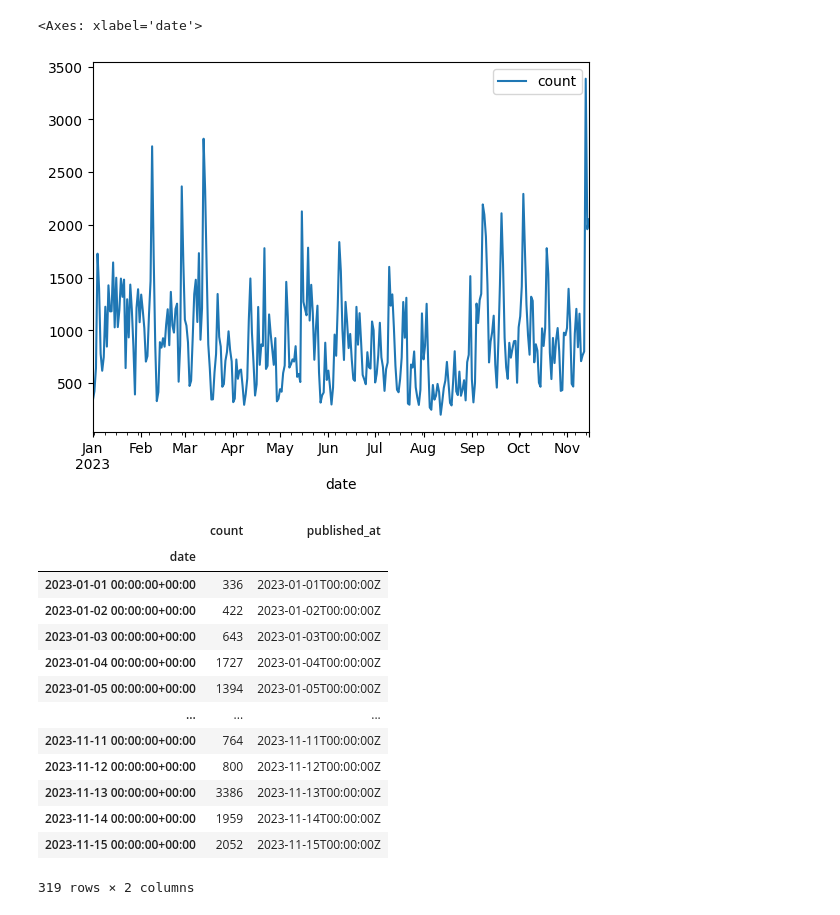
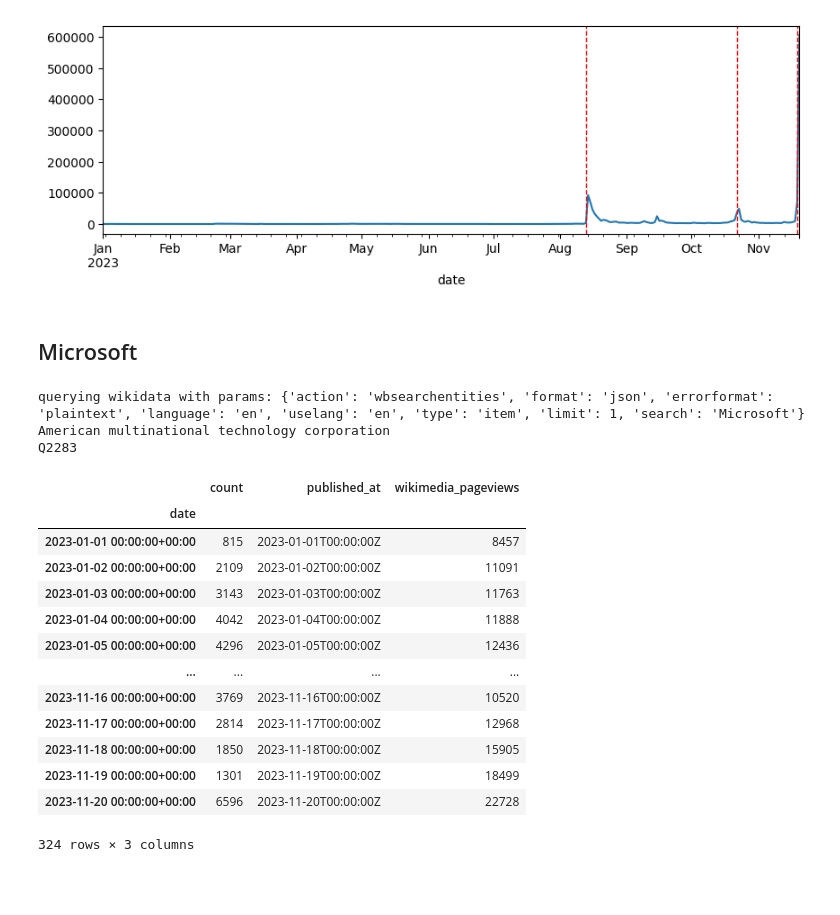
Before and after one commit to AYLIEN/news-signals-datasets, a Jupyter notebook: research/wiki-current-events-portal/create_current_events_signal.ipynb, the cells around one changed output. Drawn from its saved outputs; the diff is of its cells as text; code cells hidden in the pictures; blank space fills up the shorter version.

```diff
--- a/research/wiki-current-events-portal/create_current_events_signal.ipynb
+++ b/research/wiki-current-events-portal/create_current_events_signal.ipynb
@@ -50,3 +101,20 @@ Q20055561
+# %%
+plot_with_wikipedia_current_events(ts_signal, 'wikimedia_pageviews')
+# %% [output]
+[figure, added]
+# %% [markdown]
+## Microsoft
+# %%
+entity_name = 'Microsoft'
+
+entity = search_wikidata(entity_name)[0]
+wikidata_id = entity['id']
+print(entity['description'])
+print(entity['id'])
+# %% [output]
+querying wikidata with params: {'action': 'wbsearchentities', 'format': 'json', 'errorformat': 'plaintext', 'language': 'en', 'uselang': 'en', 'type': 'item', 'limit': 1, 'search': 'Microsoft'}
+American multinational technology corporation
+Q2283
 # %%
 signal = signals.AylienSignal(
     name=entity_name,
@@ -59,22 +127,19 @@ ts_signal = signal(start, end)
 # %%
-ts_signal.plot()
+ts_signal.add_wikimedia_pageviews_timeseries()
 # %% [output]
+|  | count | published_at | wikimedia_pageviews |
+| date |  |  |  |
+| 2023-01-01 00:00:00+00:00 | 815 | 2023-01-01T00:00:00Z | 8457 |
+| 2023-01-02 00:00:00+00:00 | 2109 | 2023-01-02T00:00:00Z | 11091 |
+| 2023-01-03 00:00:00+00:00 | 3143 | 2023-01-03T00:00:00Z | 11763 |
+| 2023-01-04 00:00:00+00:00 | 4042 | 2023-01-04T00:00:00Z | 11888 |
+| 2023-01-05 00:00:00+00:00 | 4296 | 2023-01-05T00:00:00Z | 12436 |
+| ... | ... | ... | ... |
+| 2023-11-16 00:00:00+00:00 | 3769 | 2023-11-16T00:00:00Z | 10520 |
+| 2023-11-17 00:00:00+00:00 | 2814 | 2023-11-17T00:00:00Z | 12968 |
+| 2023-11-18 00:00:00+00:00 | 1850 | 2023-11-18T00:00:00Z | 15905 |
+| 2023-11-19 00:00:00+00:00 | 1301 | 2023-11-19T00:00:00Z | 18499 |
+| 2023-11-20 00:00:00+00:00 | 6596 | 2023-11-20T00:00:00Z | 22728 |
-<Axes: xlabel='date'>
+324 rows × 3 columns
-[figure, removed]
 # %%
-ts_signal.add_wikipedia_current_events()
+ts_signal.add_wikipedia_current_events(overwrite_existing=True)
-# %% [output]
-|  | count | published_at |
-| date |  |  |
-| 2023-01-01 00:00:00+00:00 | 336 | 2023-01-01T00:00:00Z |
-| 2023-01-02 00:00:00+00:00 | 422 | 2023-01-02T00:00:00Z |
-| 2023-01-03 00:00:00+00:00 | 643 | 2023-01-03T00:00:00Z |
-| 2023-01-04 00:00:00+00:00 | 1727 | 2023-01-04T00:00:00Z |
-| 2023-01-05 00:00:00+00:00 | 1394 | 2023-01-05T00:00:00Z |
-| ... | ... | ... |
-| 2023-11-11 00:00:00+00:00 | 764 | 2023-11-11T00:00:00Z |
-| 2023-11-12 00:00:00+00:00 | 800 | 2023-11-12T00:00:00Z |
-| 2023-11-13 00:00:00+00:00 | 3386 | 2023-11-13T00:00:00Z |
-| 2023-11-14 00:00:00+00:00 | 1959 | 2023-11-14T00:00:00Z |
-| 2023-11-15 00:00:00+00:00 | 2052 | 2023-11-15T00:00:00Z |
-319 rows × 2 columns
```
Also changed, not shown: parts of 12 cells of this notebook.
